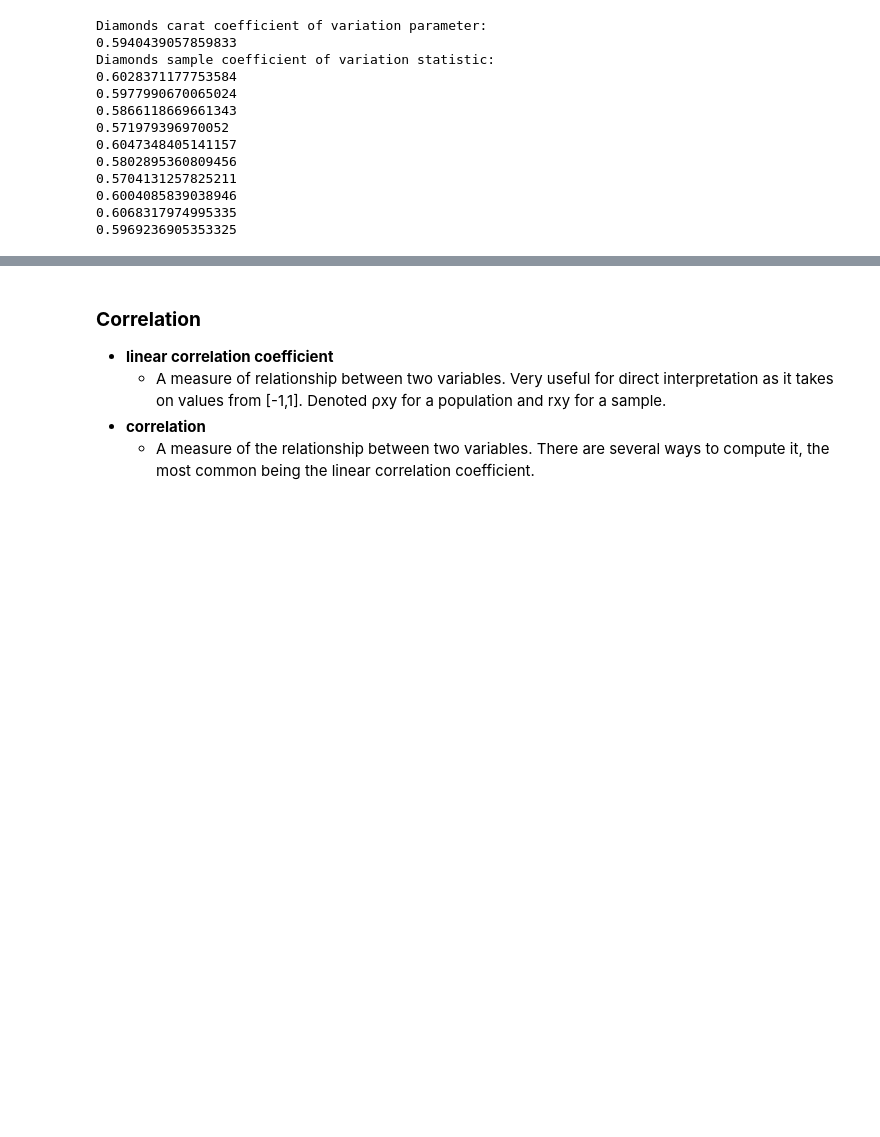
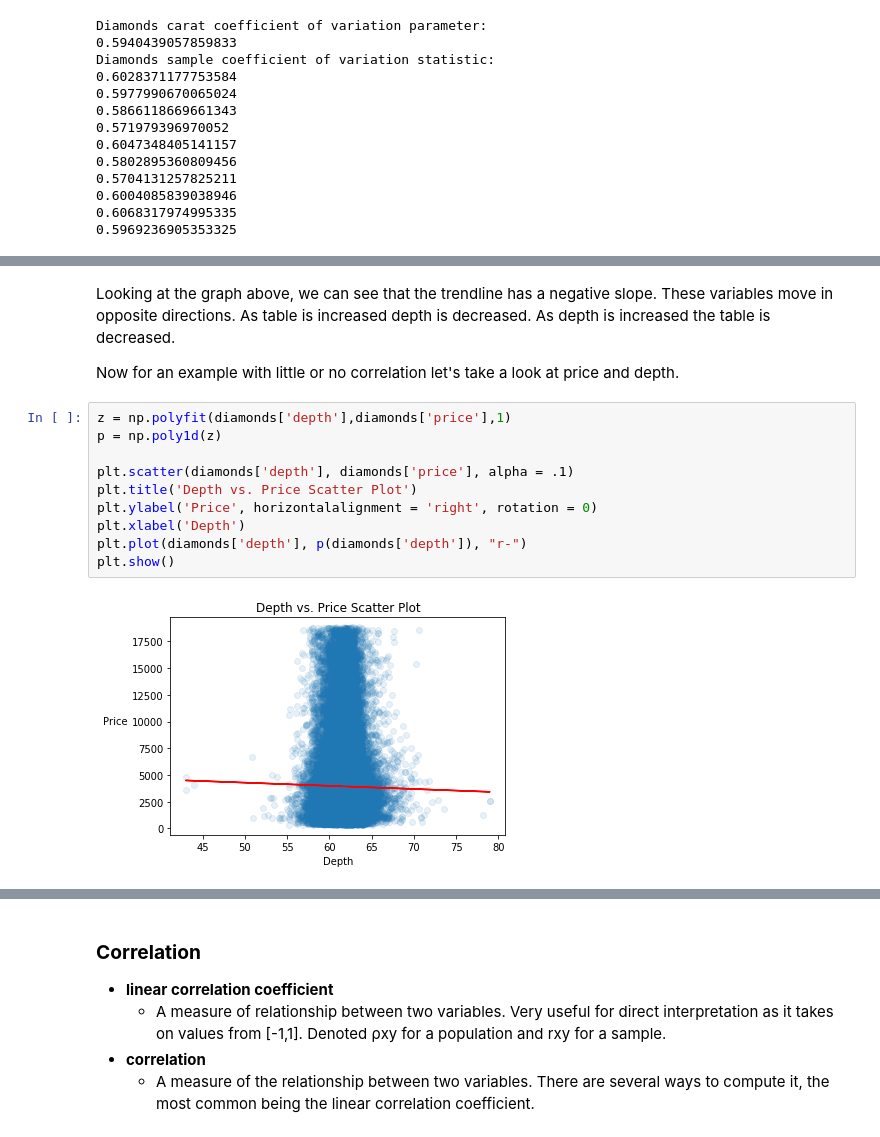
Before and after one commit to jmeguira/stats, a Jupyter notebook: stats_notebook.ipynb, the cells around one changed output, grey strips where cells are left out. Drawn from its saved outputs; the diff is of its cells as text; blank space fills up the shorter version.

```diff
--- a/stats_notebook.ipynb
+++ b/stats_notebook.ipynb
@@ -759,0 +798,16 @@ diamonds.cov()
+# %% [markdown]
+Looking at the graph above, we can see that the trendline has a negative slope. These variables move in opposite directions. As table is increased depth is decreased. As depth is increased the table is decreased.
+
+Now for an example with little or no correlation let's take a look at price and depth.
+# %%
+z = np.polyfit(diamonds['depth'],diamonds['price'],1)
+p = np.poly1d(z)
+
+plt.scatter(diamonds['depth'], diamonds['price'], alpha = .1)
+plt.title('Depth vs. Price Scatter Plot')
+plt.ylabel('Price', horizontalalignment = 'right', rotation = 0)
+plt.xlabel('Depth')
+plt.plot(diamonds['depth'], p(diamonds['depth']), "r-")
+plt.show()
+# %% [output]
+[figure, added]
```
Also changed, not shown: parts of 6 cells of this notebook.
